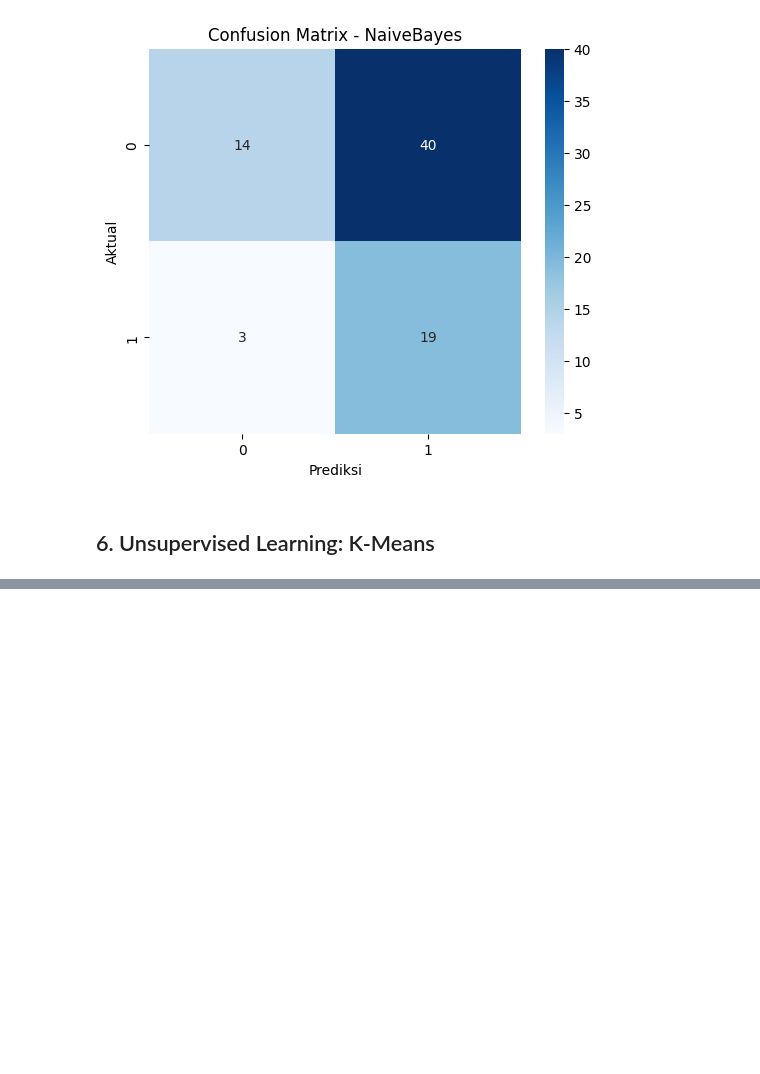
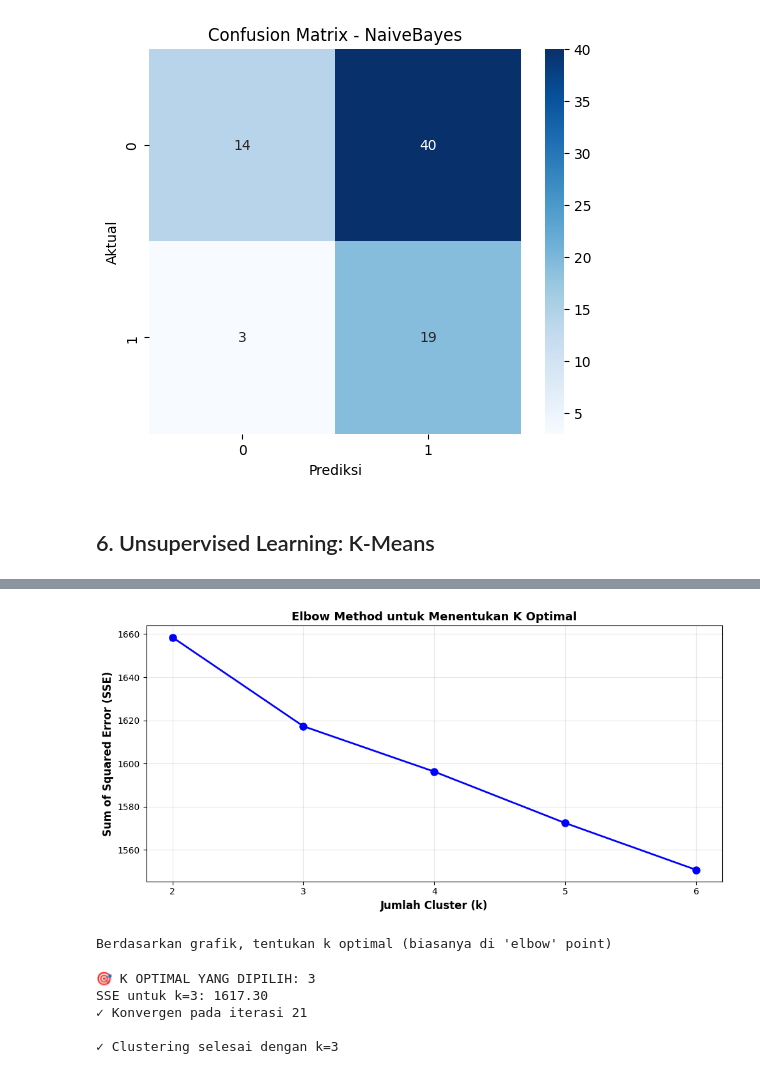
Before and after one commit to Muff712/ML, a Jupyter notebook: TUBES.ipynb, the cells around one changed output, grey strips where cells are left out. Cells and saved outputs as stored; diff of their text form; code cells hidden in the pictures; blank space fills up the shorter version.

```diff
--- a/TUBES.ipynb
+++ b/TUBES.ipynb
@@ -329,0 +359,20 @@ for i, k in enumerate(k_range):
+# %%
+# ========================================================================
+# CELL 4: STEP 3 - Elbow Method untuk mencari k optimal
+# ========================================================================
+
+print("\n[STEP 3] Elbow Method - Menentukan jumlah cluster optimal...")
+
+k_range = range(2, 7)
+sse_values = []
+
+for k in k_range:
+    labels, centroids = kmeans_simple(X_cluster, k=k)
+    sse = sum(
+        np.linalg.norm(X_cluster[labels==i] - centroids[i], axis=1).sum()
+        for i in range(k)
+    )
+    sse_values.append(sse)
+    print(f"k={k}, SSE={sse:.2f}")
+
+print("✓ Elbow method selesai")
@@ -329,0 +392,40 @@ for i, k in enumerate(k_range):
+# %%
+# ========================================================================
+# CELL 5: STEP 4 - Visualisasi Elbow Method
+# ========================================================================
+
+plt.figure(figsize=(10, 5))
+plt.plot(list(k_range), sse_values, 'bo-', linewidth=2, markersize=8)
+plt.xlabel("Jumlah Cluster (k)", fontsize=12, fontweight='bold')
+plt.ylabel("Sum of Squared Error (SSE)", fontsize=12, fontweight='bold')
+plt.title("Elbow Method untuk Menentukan K Optimal", fontsize=13, fontweight='bold')
+plt.grid(True, alpha=0.3)
+plt.xticks(list(k_range))
+plt.tight_layout()
+plt.show()
+
+print("Berdasarkan grafik, tentukan k optimal (biasanya di 'elbow' point)")
+# %% [output]
+[figure, added]
+Berdasarkan grafik, tentukan k optimal (biasanya di 'elbow' point)
+# %%
+# ========================================================================
+# CELL 6: STEP 5 - Training K-Means dengan k optimal
+# ========================================================================
+
+# --- Pilih k optimal (sesuaikan berdasarkan elbow plot) ---
+optimal_k = 3  # ← SESUAIKAN BERDASARKAN ANALISIS ANDA
+
+print(f"\n🎯 K OPTIMAL YANG DIPILIH: {optimal_k}")
+print(f"SSE untuk k={optimal_k}: {sse_values[optimal_k-2]:.2f}")
+
+# Train model dengan k optimal
+labels, centroids = kmeans_simple(X_cluster, k=optimal_k)
+
+print(f"\n✓ Clustering selesai dengan k={optimal_k}")
+# %% [output]
+🎯 K OPTIMAL YANG DIPILIH: 3
+SSE untuk k=3: 1617.30
+✓ Konvergen pada iterasi 21
+
+✓ Clustering selesai dengan k=3
```
Also changed, not shown: parts of 12 cells of this notebook.
